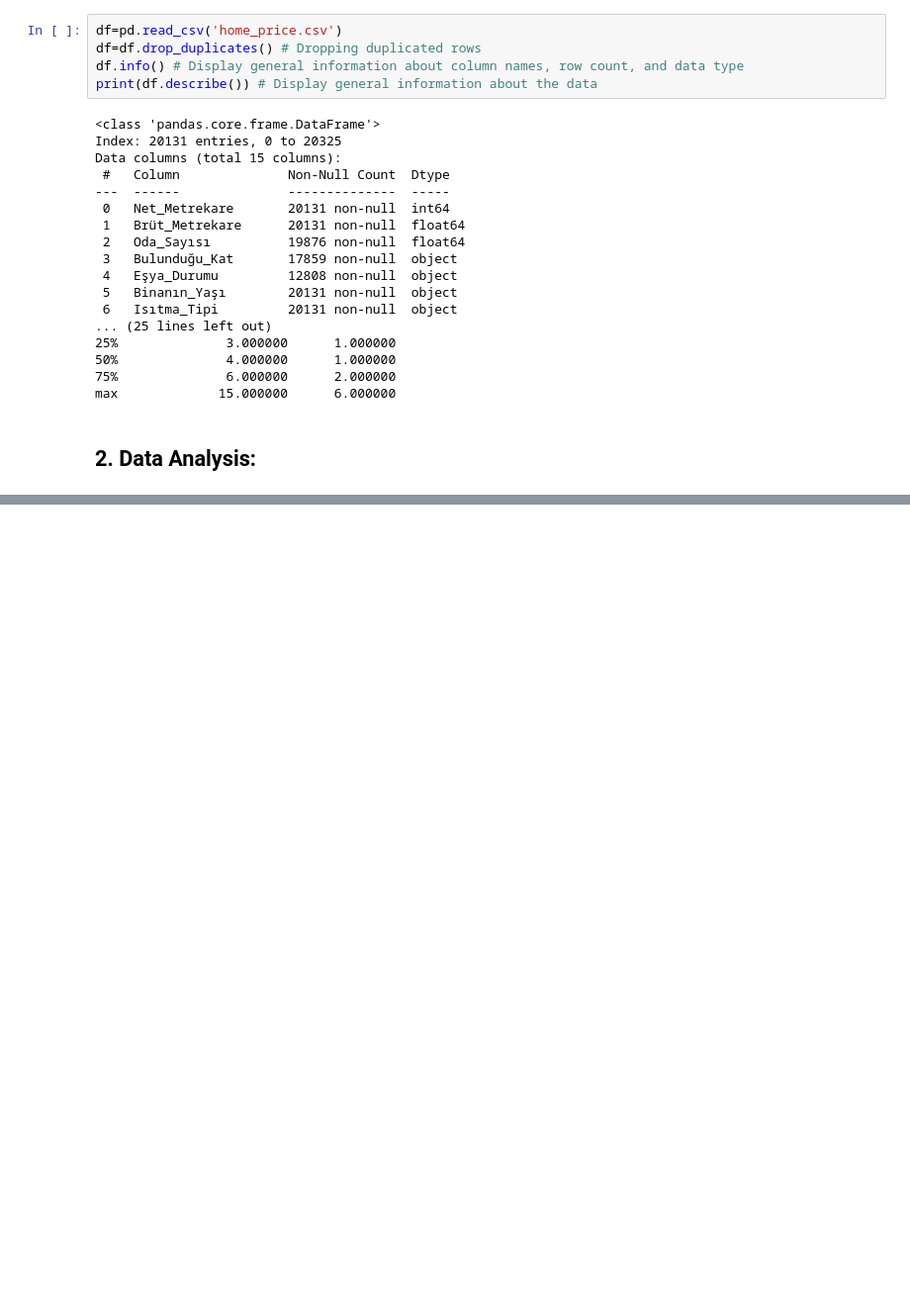
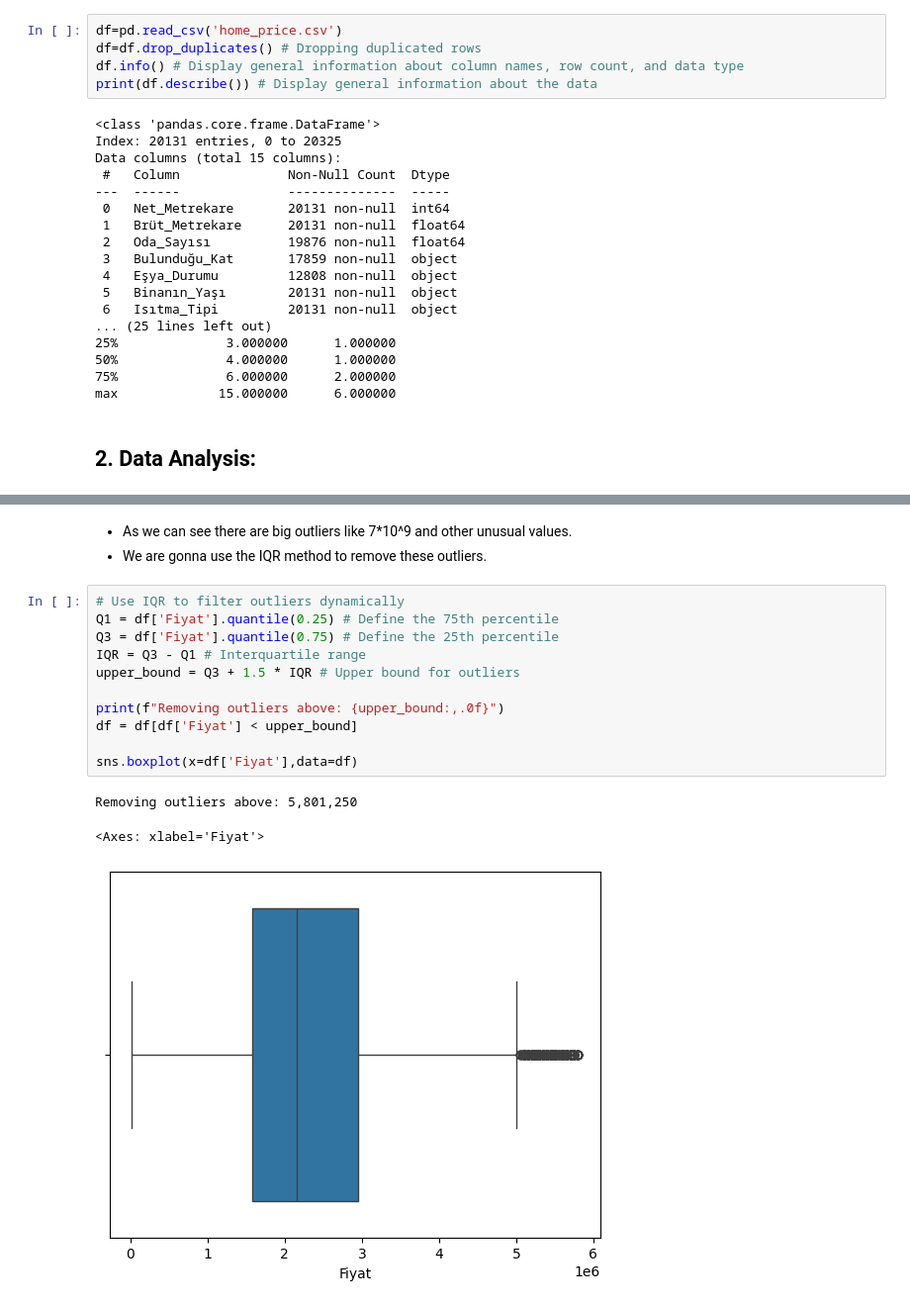
Before and after one commit to foxy0009/machine_learning_projects, a Jupyter notebook: Predicting House prices/Data_Cleaning.ipynb, the cells around one changed output, grey strips where cells are left out. Shown at 99% size. Cells and saved outputs as stored; diff of their text form; blank space fills up the shorter version.

```diff
--- a/Predicting House prices/Data_Cleaning.ipynb
+++ b/Predicting House prices/Data_Cleaning.ipynb
@@ -43,0 +196,18 @@ max             15.000000      6.000000
+# %% [markdown]
+* As we can see there are big outliers like 7*10^9 and other unusual values.
+* We are gonna use the IQR method to remove these outliers.
+# %%
+# Use IQR to filter outliers dynamically
+Q1 = df['Fiyat'].quantile(0.25) # Define the 75th percentile
+Q3 = df['Fiyat'].quantile(0.75) # Define the 25th percentile
+IQR = Q3 - Q1 # Interquartile range
+upper_bound = Q3 + 1.5 * IQR # Upper bound for outliers
+
+print(f"Removing outliers above: {upper_bound:,.0f}")
+df = df[df['Fiyat'] < upper_bound]
+
+sns.boxplot(x=df['Fiyat'],data=df)
+# %% [output]
+Removing outliers above: 5,801,250
+<Axes: xlabel='Fiyat'>
+[figure, added]
```
Also changed, not shown: parts of 14 cells of this notebook, 7 other files.
